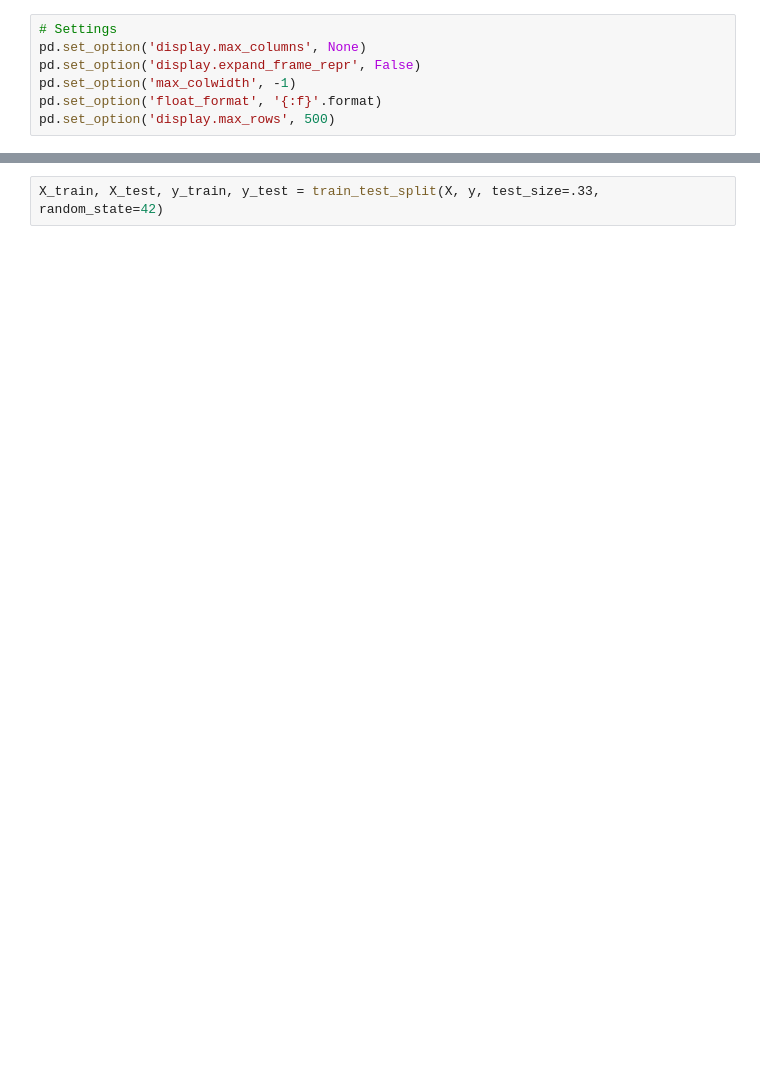
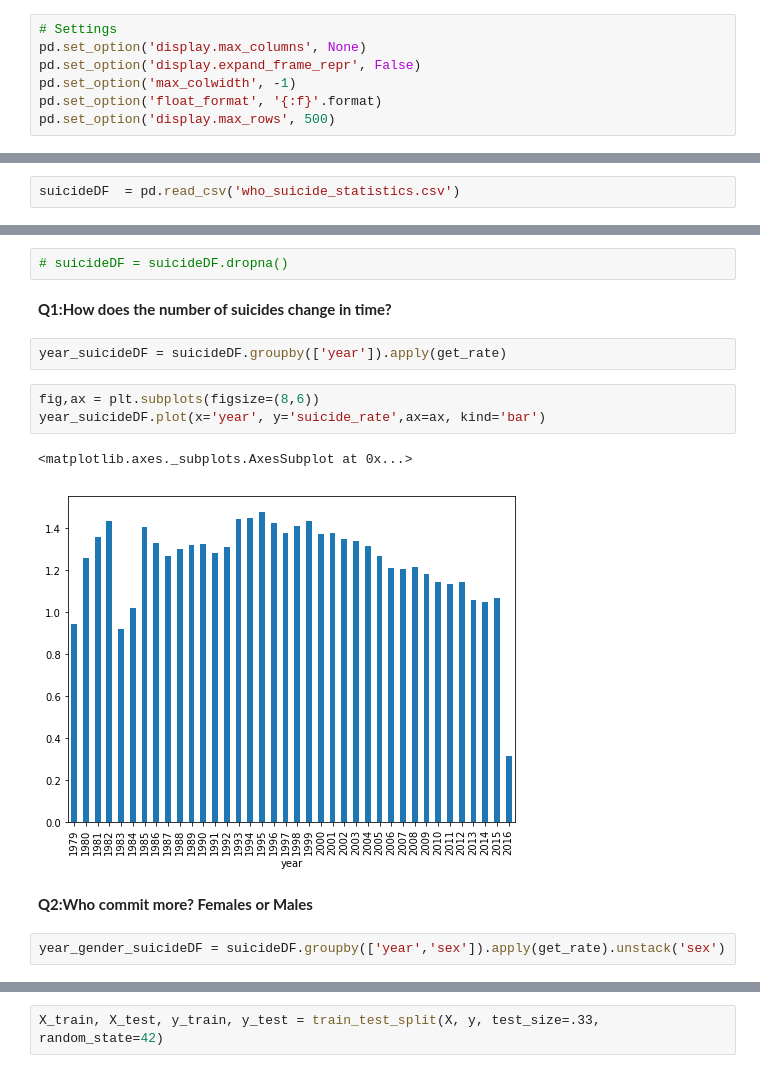
Before and after one commit to elifinspace/life_analytics, a Jupyter notebook: WHO.ipynb, the cells around one changed output, grey strips where cells are left out. Saved outputs shown, nothing was run; the diff lists cells and outputs as text; blank space fills up the shorter version.

```diff
--- a/WHO.ipynb
+++ b/WHO.ipynb
@@ -188,0 +40,2 @@ y=n_mergedDF['Life expectancy ']
+# %%
+suicideDF  = pd.read_csv('who_suicide_statistics.csv')
@@ -188,0 +75,16 @@ y=n_mergedDF['Life expectancy ']
+# %%
+# suicideDF = suicideDF.dropna()
+# %% [markdown]
+**Q1:How does the number of suicides change in time?**
+# %%
+year_suicideDF = suicideDF.groupby(['year']).apply(get_rate)
+# %%
+fig,ax = plt.subplots(figsize=(8,6))
+year_suicideDF.plot(x='year', y='suicide_rate',ax=ax, kind='bar')
+# %% [output]
+<matplotlib.axes._subplots.AxesSubplot at 0x...>
+[figure, added]
+# %% [markdown]
+**Q2:Who commit more? Females or Males**
+# %%
+year_gender_suicideDF = suicideDF.groupby(['year','sex']).apply(get_rate).unstack('sex')
```
Also changed, not shown: parts of 98 cells of this notebook, 1 other file.
